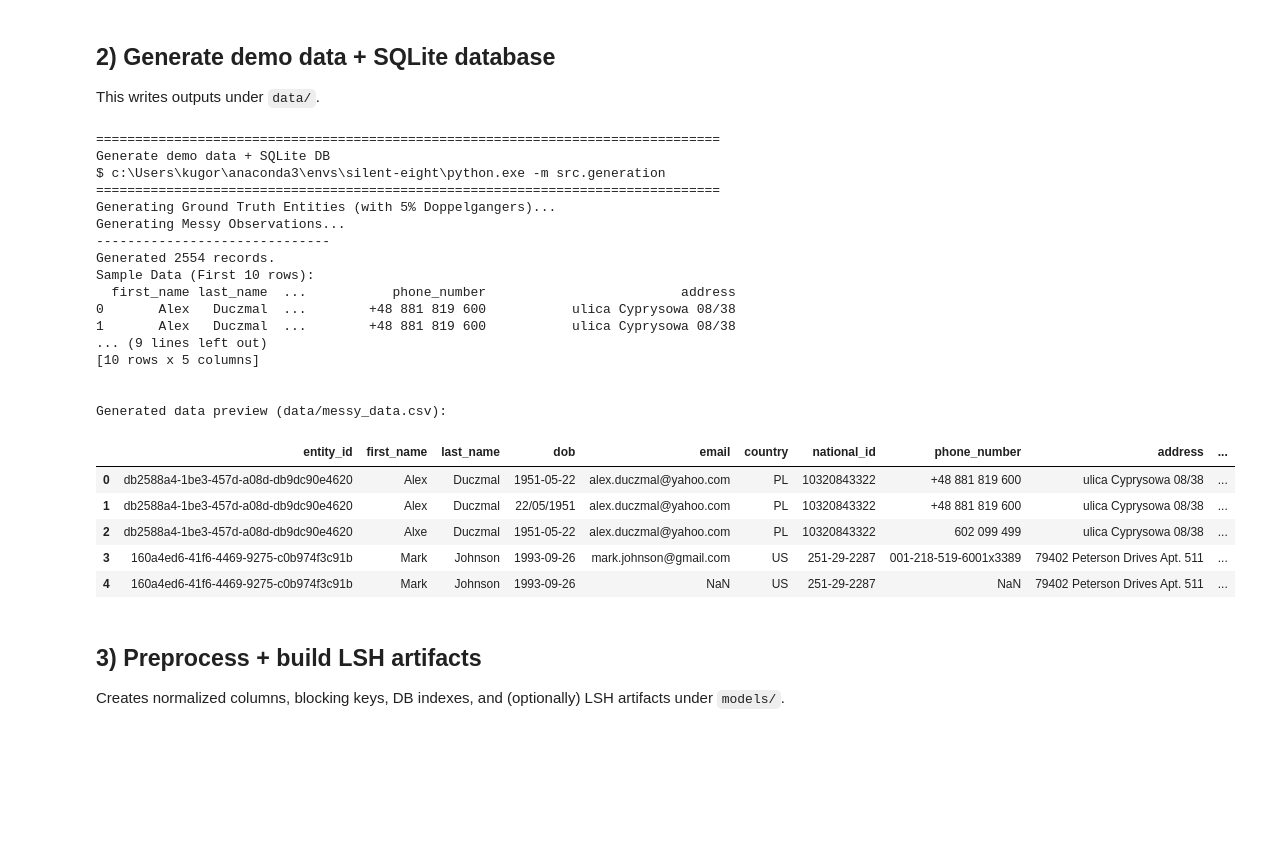
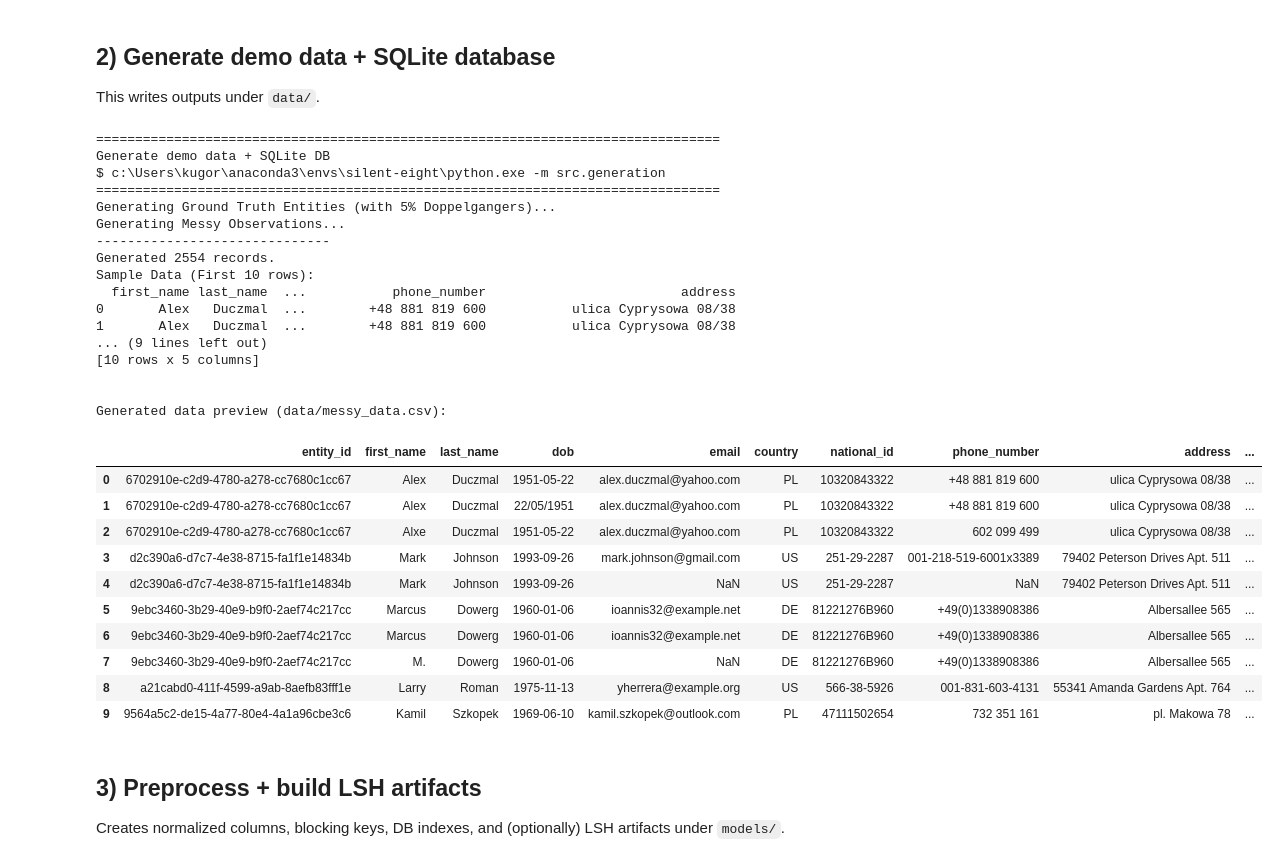
Before and after one commit to JakubGorgon/AML-entity-resolution-assignment, a Jupyter notebook: notebooks/prototype.ipynb, the cells around one changed output. Drawn from its saved outputs; the diff is of its cells as text; code cells hidden in the pictures; blank space fills up the shorter version.

```diff
--- a/notebooks/prototype.ipynb
+++ b/notebooks/prototype.ipynb
@@ -119,39 +119,44 @@ This writes outputs under `data/`.
 # %%
 run_and_show([sys.executable, "-m", "src.generation"], title="Generate demo data + SQLite DB")
 
 import pandas as pd
 
 messy_csv = project_root / "data" / "messy_data.csv"
 if messy_csv.exists():
-    df = pd.read_csv(messy_csv)
+    messy_df = pd.read_csv(messy_csv)
     print("\nGenerated data preview (data/messy_data.csv):")
-    display(df.head(5))
+    display(messy_df.head(10))
 else:
     print("No data/messy_data.csv found")
 # %% [output]
 ================================================================================
 Generate demo data + SQLite DB
 $ c:\Users\kugor\anaconda3\envs\silent-eight\python.exe -m src.generation
 ================================================================================
 Generating Ground Truth Entities (with 5% Doppelgangers)...
 Generating Messy Observations...
 ------------------------------
 Generated 2554 records.
 Sample Data (First 10 rows):
   first_name last_name  ...           phone_number                         address
 0       Alex   Duczmal  ...        +48 881 819 600           ulica Cyprysowa 08/38
 1       Alex   Duczmal  ...        +48 881 819 600           ulica Cyprysowa 08/38
 ... (9 lines left out)
 [10 rows x 5 columns]
 
 
 Generated data preview (data/messy_data.csv):
 |  | entity_id | first_name | last_name | dob | email | country | national_id | phone_number | address | ... |
-| 0 | db2588a4-1be3-457d-a08d-db9dc90e4620 | Alex | Duczmal | 1951-05-22 | alex.duczmal@yahoo.com | PL | 10320843322 | +48 881 819 600 | ulica Cyprysowa 08/38 | ... |
-| 1 | db2588a4-1be3-457d-a08d-db9dc90e4620 | Alex | Duczmal | 22/05/1951 | alex.duczmal@yahoo.com | PL | 10320843322 | +48 881 819 600 | ulica Cyprysowa 08/38 | ... |
-| 2 | db2588a4-1be3-457d-a08d-db9dc90e4620 | Alxe | Duczmal | 1951-05-22 | alex.duczmal@yahoo.com | PL | 10320843322 | 602 099 499 | ulica Cyprysowa 08/38 | ... |
-| 3 | 160a4ed6-41f6-4469-9275-c0b974f3c91b | Mark | Johnson | 1993-09-26 | mark.johnson@gmail.com | US | 251-29-2287 | 001-218-519-6001x3389 | 79402 Peterson Drives Apt. 511 | ... |
-| 4 | 160a4ed6-41f6-4469-9275-c0b974f3c91b | Mark | Johnson | 1993-09-26 | NaN | US | 251-29-2287 | NaN | 79402 Peterson Drives Apt. 511 | ... |
+| 0 | 6702910e-c2d9-4780-a278-cc7680c1cc67 | Alex | Duczmal | 1951-05-22 | alex.duczmal@yahoo.com | PL | 10320843322 | +48 881 819 600 | ulica Cyprysowa 08/38 | ... |
+| 1 | 6702910e-c2d9-4780-a278-cc7680c1cc67 | Alex | Duczmal | 22/05/1951 | alex.duczmal@yahoo.com | PL | 10320843322 | +48 881 819 600 | ulica Cyprysowa 08/38 | ... |
+| 2 | 6702910e-c2d9-4780-a278-cc7680c1cc67 | Alxe | Duczmal | 1951-05-22 | alex.duczmal@yahoo.com | PL | 10320843322 | 602 099 499 | ulica Cyprysowa 08/38 | ... |
+| 3 | d2c390a6-d7c7-4e38-8715-fa1f1e14834b | Mark | Johnson | 1993-09-26 | mark.johnson@gmail.com | US | 251-29-2287 | 001-218-519-6001x3389 | 79402 Peterson Drives Apt. 511 | ... |
+| 4 | d2c390a6-d7c7-4e38-8715-fa1f1e14834b | Mark | Johnson | 1993-09-26 | NaN | US | 251-29-2287 | NaN | 79402 Peterson Drives Apt. 511 | ... |
+| 5 | 9ebc3460-3b29-40e9-b9f0-2aef74c217cc | Marcus | Dowerg | 1960-01-06 | ioannis32@example.net | DE | 81221276B960 | +49(0)1338908386 | Albersallee 565 | ... |
+| 6 | 9ebc3460-3b29-40e9-b9f0-2aef74c217cc | Marcus | Dowerg | 1960-01-06 | ioannis32@example.net | DE | 81221276B960 | +49(0)1338908386 | Albersallee 565 | ... |
+| 7 | 9ebc3460-3b29-40e9-b9f0-2aef74c217cc | M. | Dowerg | 1960-01-06 | NaN | DE | 81221276B960 | +49(0)1338908386 | Albersallee 565 | ... |
+| 8 | a21cabd0-411f-4599-a9ab-8aefb83fff1e | Larry | Roman | 1975-11-13 | yherrera@example.org | US | 566-38-5926 | 001-831-603-4131 | 55341 Amanda Gardens Apt. 764 | ... |
+| 9 | 9564a5c2-de15-4a77-80e4-4a1a96cbe3c6 | Kamil | Szkopek | 1969-06-10 | kamil.szkopek@outlook.com | PL | 47111502654 | 732 351 161 | pl. Makowa 78 | ... |
 # %% [markdown]
 ## 3) Preprocess + build LSH artifacts
 
```
Also changed, not shown: parts of 11 cells of this notebook, 8 other files.
